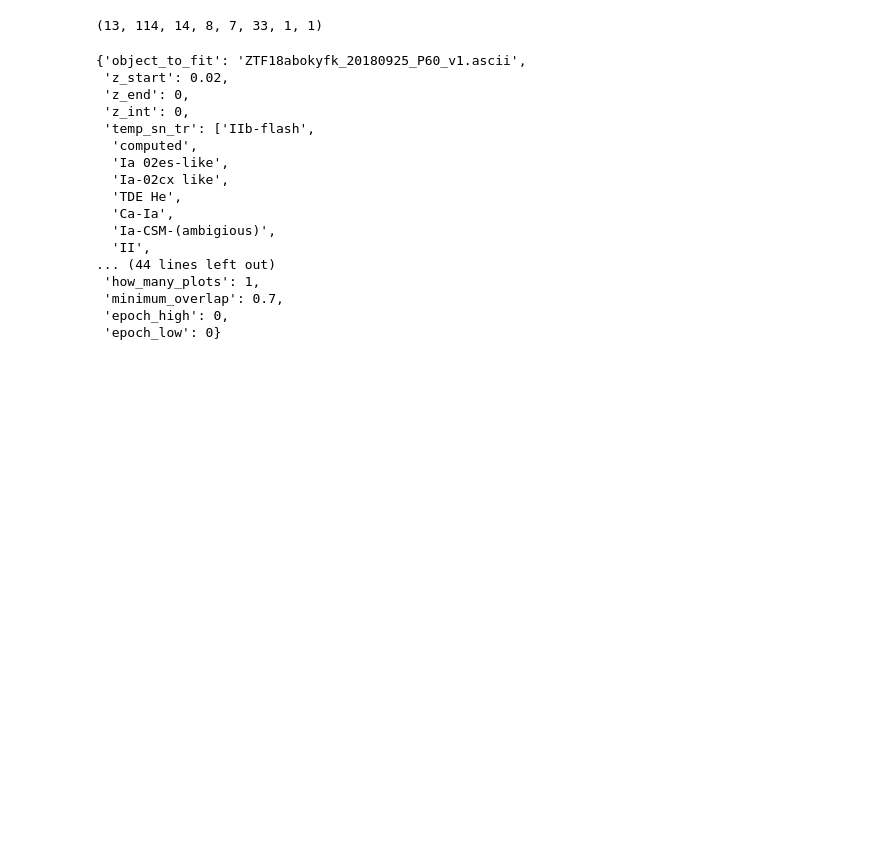
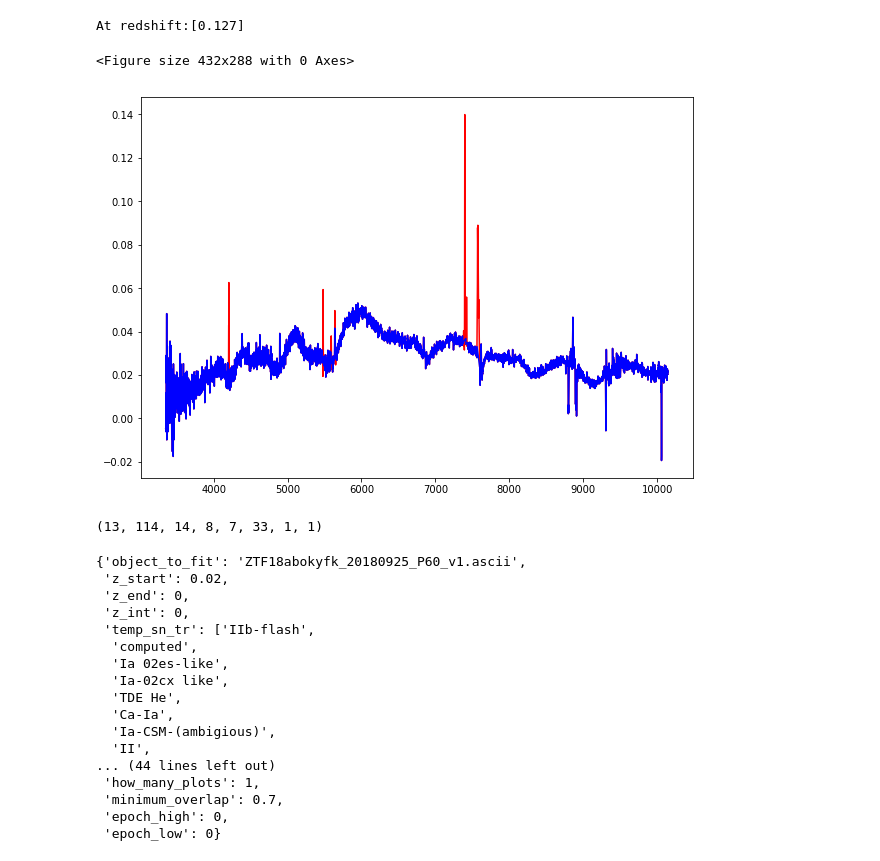
Before and after one commit to oyaron/NGSF, a Jupyter notebook: SF_class.ipynb, the cells around one changed output. Saved outputs shown, nothing was run; the diff lists cells and outputs as text; code cells hidden in the pictures; blank space fills up the shorter version.

```diff
--- a/SF_class.ipynb
+++ b/SF_class.ipynb
@@ -30,3 +28,9 @@ Runtime:  20.19s
+# %%
+this_supernova.mask_galaxy_lines()
+# %% [output]
+At redshift:[0.127]
+<Figure size 432x288 with 0 Axes>
+[figure, added]
 # %%
 #import json
 
```
Also changed, not shown: parts of 5 cells of this notebook.
